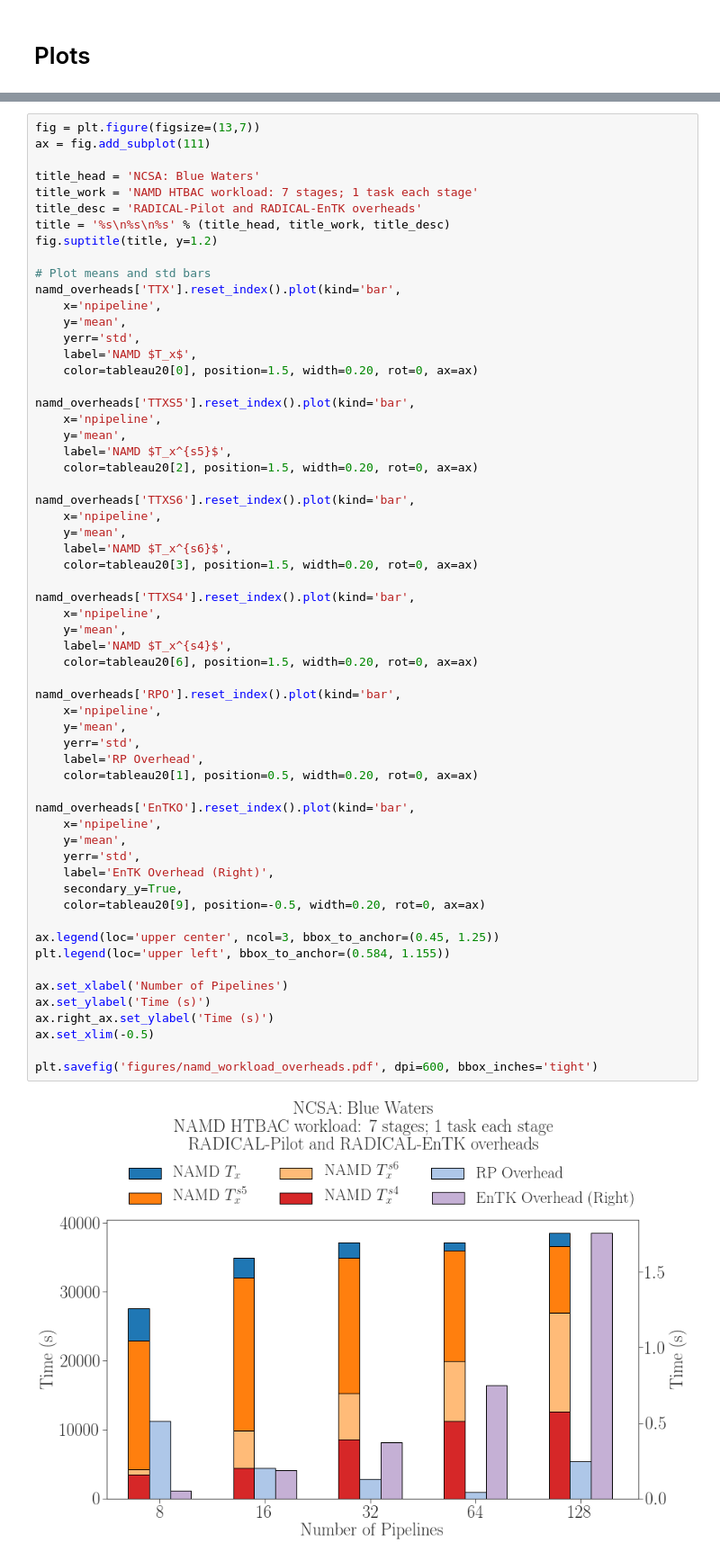
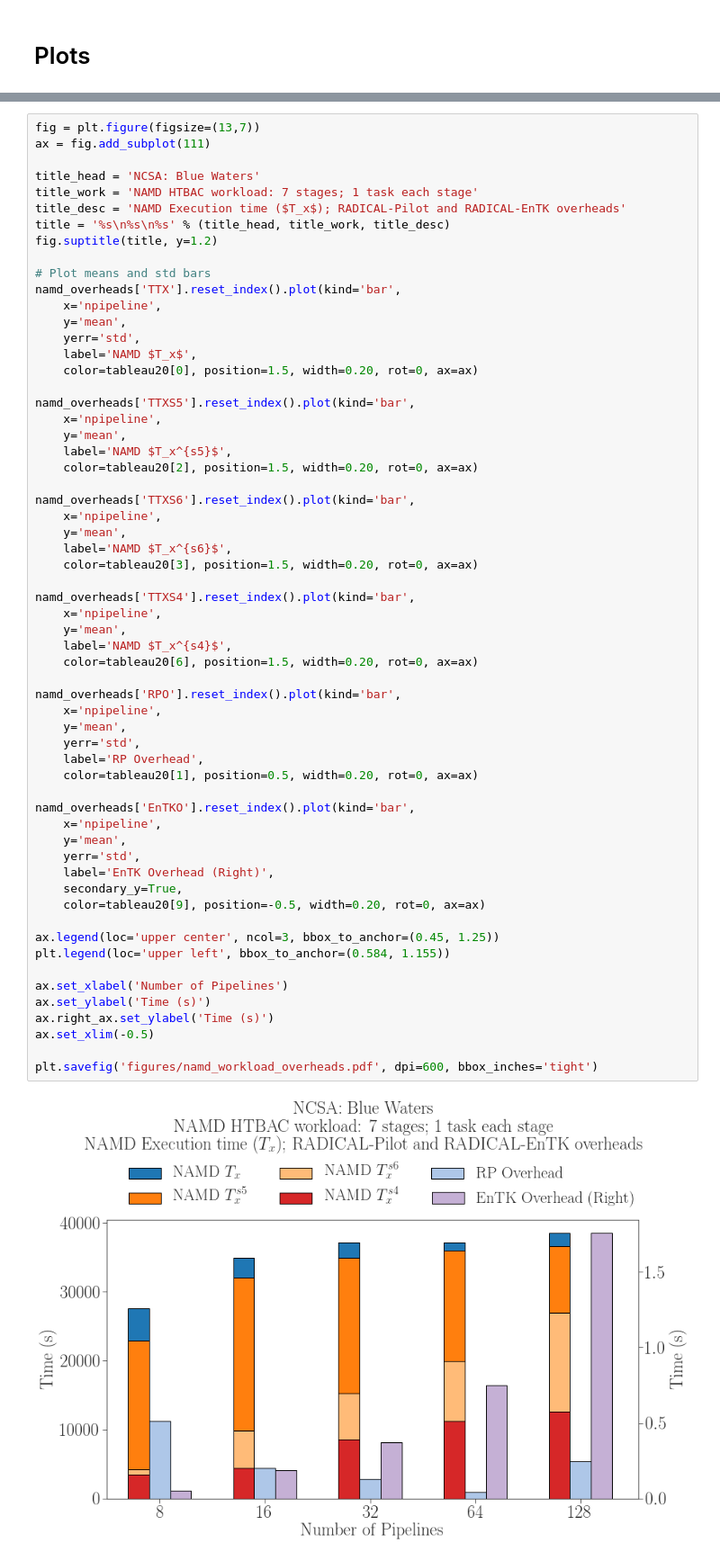
Before and after one commit to radical-experiments/htbac-experiments, a Jupyter notebook: plotter_paper.ipynb, the cells around one changed output, grey strips where cells are left out. Shown: that part at 90% size. Cells and saved outputs as stored; diff of their text form.

Commit message:
Fix figure title

```diff
--- a/plotter_paper.ipynb
+++ b/plotter_paper.ipynb
@@ -339,7 +339,7 @@ ax = fig.add_subplot(111)
 
 title_head = 'NCSA: Blue Waters'
 title_work = 'NAMD HTBAC workload: 7 stages; 1 task each stage'
-title_desc = 'RADICAL-Pilot and RADICAL-EnTK overheads'
+title_desc = 'NAMD Execution time ($T_x$); RADICAL-Pilot and RADICAL-EnTK overheads'
 title = '%s\n%s\n%s' % (title_head, title_work, title_desc)
 fig.suptitle(title, y=1.2)
 
@@ -367,31 +367,31 @@ namd_overheads['TTXS4'].reset_index().plot(kind='bar',
     x='npipeline',
     y='mean',
     label='NAMD $T_x^{s4}$',
     color=tableau20[6], position=1.5, width=0.20, rot=0, ax=ax)
 
 namd_overheads['RPO'].reset_index().plot(kind='bar',
     x='npipeline',
     y='mean',
     yerr='std',
     label='RP Overhead',
     color=tableau20[1], position=0.5, width=0.20, rot=0, ax=ax)
 
 namd_overheads['EnTKO'].reset_index().plot(kind='bar',
     x='npipeline',
     y='mean',
     yerr='std',
     label='EnTK Overhead (Right)',
     secondary_y=True,
     color=tableau20[9], position=-0.5, width=0.20, rot=0, ax=ax)
 
 ax.legend(loc='upper center', ncol=3, bbox_to_anchor=(0.45, 1.25))
 plt.legend(loc='upper left', bbox_to_anchor=(0.584, 1.155))
 
 ax.set_xlabel('Number of Pipelines')
 ax.set_ylabel('Time (s)')
 ax.right_ax.set_ylabel('Time (s)')
 ax.set_xlim(-0.5)
 
 plt.savefig('figures/namd_workload_overheads.pdf', dpi=600, bbox_inches='tight')
 # %% [output]
-[figure, old version]
+[figure, new version]
```
Also changed, not shown: 2 other files.
